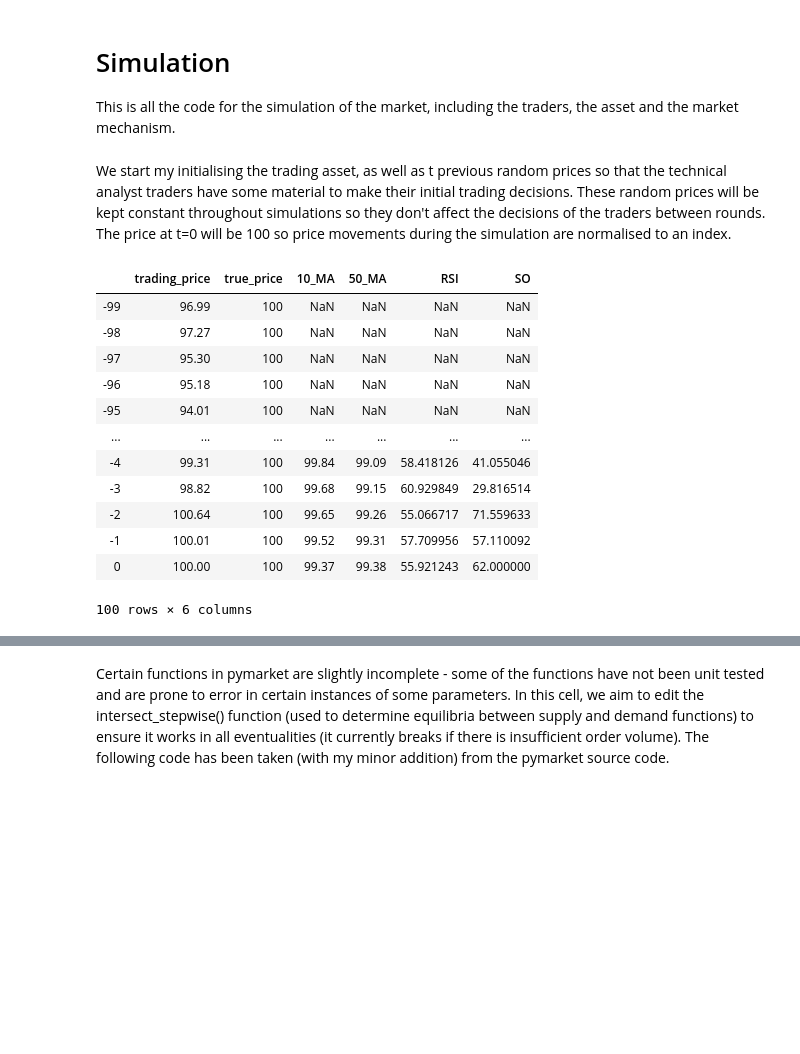
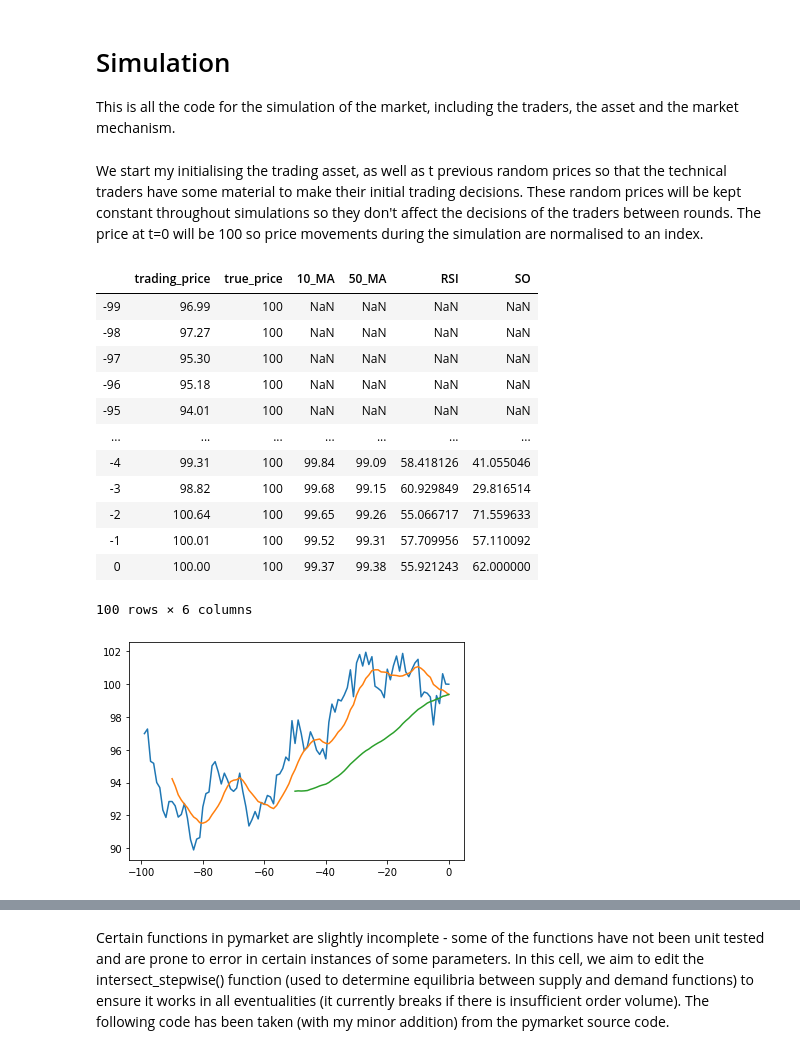
Before and after one commit to karansgarg/rae_repo, a Jupyter notebook: market_simulation.ipynb, the cells around one changed output, grey strips where cells are left out. Saved outputs shown, nothing was run; the diff lists cells and outputs as text; code cells hidden in the pictures; blank space fills up the shorter version.

```diff
--- a/market_simulation.ipynb
+++ b/market_simulation.ipynb
@@ -11,7 +11,7 @@ import math
 import csv
 import pprint
 # %% [markdown]
-We start my initialising the trading asset, as well as t previous random prices so that the technical analyst traders have some material to make their initial trading decisions. These random prices will be kept constant throughout simulations so they don't affect the decisions of the traders between rounds. The price at t=0 will be 100 so price movements during the simulation are normalised to an index.
+We start my initialising the trading asset, as well as t previous random prices so that the technical traders have some material to make their initial trading decisions. These random prices will be kept constant throughout simulations so they don't affect the decisions of the traders between rounds. The price at t=0 will be 100 so price movements during the simulation are normalised to an index.
 # %%
 t = 100
 period = []
@@ -102,35 +102,34 @@ def stochastic(price_list, period):
         if i < period:
             sto_list.append(float("NaN"))
         else:
             c = j
             list_period = price_list[i-period:i+1]
             l = min(list_period)
             h = max(list_period)
             sto = 100*((c-l)/(h-l))
             sto_list.append(sto)
     return sto_list
 
 stoch = stochastic(asset_prices, 14)
 
 assetdf = pd.DataFrame(data={"trading_price": asset_prices, "true_price": true_prices, "10_MA": mas, "50_MA": mal, "RSI": rsi, "SO": stoch}, index=period)
 
-#plt.plot(period, asset_prices)
-#plt.plot(period, mas)
-#plt.plot(period, mal)
-#plt.plot(period, rsi)
-#plt.plot(period, stoch)
+plt.plot(period, asset_prices)
+plt.plot(period, mas)
+plt.plot(period, mal)
 assetdf
 # %% [output]
 |  | trading_price | true_price | 10_MA | 50_MA | RSI | SO |
 | -99 | 96.99 | 100 | NaN | NaN | NaN | NaN |
 | -98 | 97.27 | 100 | NaN | NaN | NaN | NaN |
 | -97 | 95.30 | 100 | NaN | NaN | NaN | NaN |
 | -96 | 95.18 | 100 | NaN | NaN | NaN | NaN |
 | -95 | 94.01 | 100 | NaN | NaN | NaN | NaN |
 | ... | ... | ... | ... | ... | ... | ... |
 | -4 | 99.31 | 100 | 99.84 | 99.09 | 58.418126 | 41.055046 |
 | -3 | 98.82 | 100 | 99.68 | 99.15 | 60.929849 | 29.816514 |
 | -2 | 100.64 | 100 | 99.65 | 99.26 | 55.066717 | 71.559633 |
 | -1 | 100.01 | 100 | 99.52 | 99.31 | 57.709956 | 57.110092 |
 | 0 | 100.00 | 100 | 99.37 | 99.38 | 55.921243 | 62.000000 |
 100 rows × 6 columns
+[figure, added]
```
Also changed, not shown: parts of 6 cells of this notebook.
